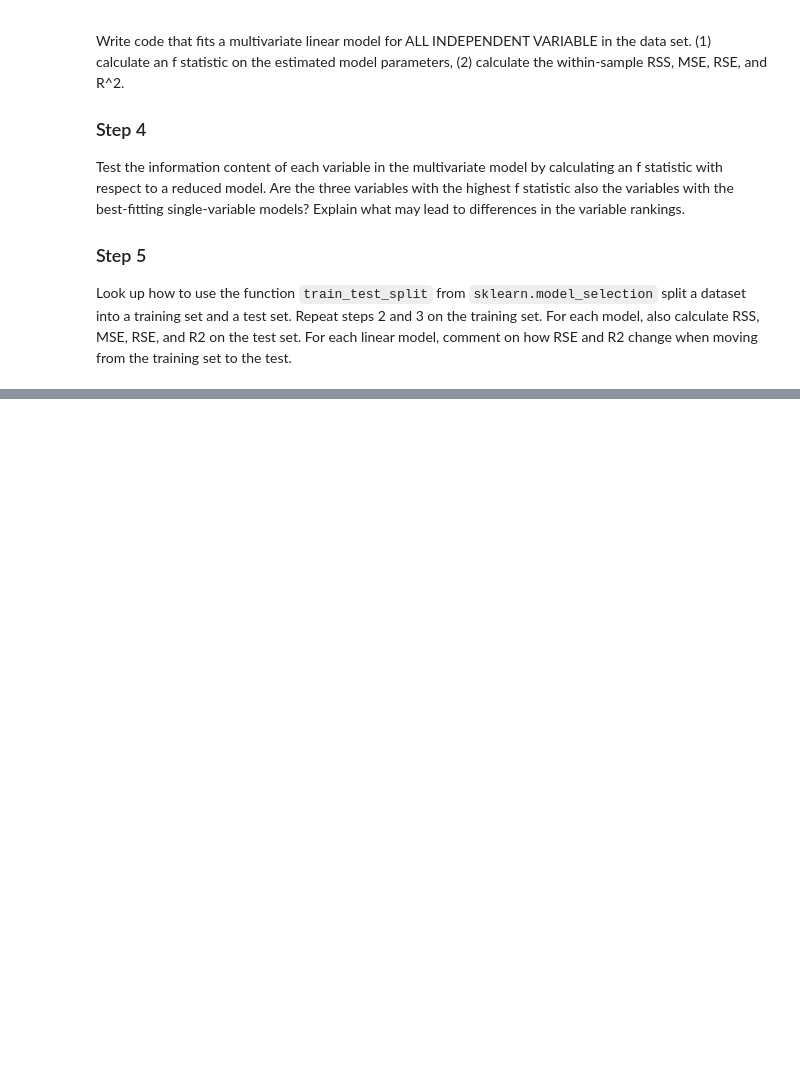
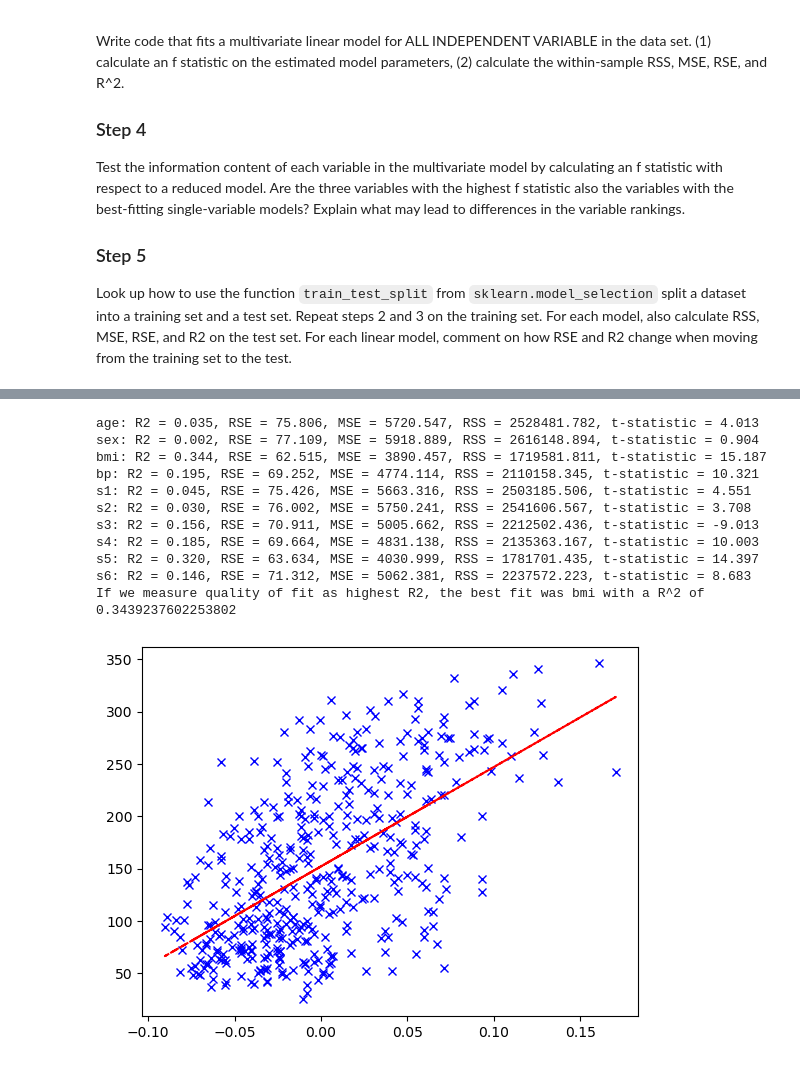
Before and after one commit to acuschwarze/mathematics-and-ai, a Jupyter notebook: weekly-projects/week2/Homework 2 Part 1.ipynb, the cells around one changed output, grey strips where cells are left out. Saved outputs shown, nothing was run; the diff lists cells and outputs as text; code cells hidden in the pictures; blank space fills up the shorter version.

```diff
--- a/weekly-projects/week2/Homework 2 Part 1.ipynb
+++ b/weekly-projects/week2/Homework 2 Part 1.ipynb
@@ -81,0 +94,74 @@ R2 0.1462936157229343
+# %%
+def quality_of_fit(y, y_hat):
+  # Residuals
+  resid = y_hat - y
+
+  # RSS
+  RSS = np.sum(resid ** 2)
+
+  # RSE
+  RSE = sqrt(RSS / (len(y) - 2))
+
+  # MSE
+  MSE = RSS / len(y)
+
+  return (RSS, RSE, MSE)
+# %%
+# Step 2
+
+best_fit = None
+best_fit_R2 = 0
+y_hats = {}
+
+for name in var_names:
+    # Get data
+    x = X[name]
+    x_data = np.array([x.to_numpy()]).T
+
+    # Get estimate and store it
+    _ = model.fit(x_data, y.to_numpy())
+    y_hat = model.predict(x_data)
+    y_hats[name] = y_hat
+
+    # Residuals
+    residuals = y_hat - y
+
+    # Get quality of fit (except of R2)
+    RSS, RSE, MSE = quality_of_fit(y, y_hat)
+
+    # t-statistic
+    t_stat = model.coef_[0] / sqrt((RSS / (len(y) - 2)) / np.sum((x_data - np.mean(x_data)) ** 2))
+
+    # R2
+    R2 = model.score(x_data, y)
+
+    # Display statistics
+    print(f"{name}: R2 = {R2:.3f}, RSE = {RSE:.3f}, MSE = {MSE:.3f}, RSS = {RSS:.3f}, t-statistic = {t_stat:.3f}")
+
+    if R2 > best_fit_R2:
+        best_fit = name
+        best_fit_R2 = R2
+
+print(f"If we measure quality of fit as highest R2, the best fit was {best_fit} with a R^2 of {best_fit_R2}")
+
+# make a plot
+plt.subplot(111)
+
+# plot data
+plt.plot(X[best_fit], y, marker='x', lw=0, color='blue')
+
+# plot fit
+plt.plot(X[best_fit], y_hats[best_fit], ls='--', color='red');
+# %% [output]
+age: R2 = 0.035, RSE = 75.806, MSE = 5720.547, RSS = 2528481.782, t-statistic = 4.013
+sex: R2 = 0.002, RSE = 77.109, MSE = 5918.889, RSS = 2616148.894, t-statistic = 0.904
+bmi: R2 = 0.344, RSE = 62.515, MSE = 3890.457, RSS = 1719581.811, t-statistic = 15.187
+bp: R2 = 0.195, RSE = 69.252, MSE = 4774.114, RSS = 2110158.345, t-statistic = 10.321
+s1: R2 = 0.045, RSE = 75.426, MSE = 5663.316, RSS = 2503185.506, t-statistic = 4.551
+s2: R2 = 0.030, RSE = 76.002, MSE = 5750.241, RSS = 2541606.567, t-statistic = 3.708
+s3: R2 = 0.156, RSE = 70.911, MSE = 5005.662, RSS = 2212502.436, t-statistic = -9.013
+s4: R2 = 0.185, RSE = 69.664, MSE = 4831.138, RSS = 2135363.167, t-statistic = 10.003
+s5: R2 = 0.320, RSE = 63.634, MSE = 4030.999, RSS = 1781701.435, t-statistic = 14.397
+s6: R2 = 0.146, RSE = 71.312, MSE = 5062.381, RSS = 2237572.223, t-statistic = 8.683
+If we measure quality of fit as highest R2, the best fit was bmi with a R^2 of 0.3439237602253802
+[figure, added]
```
Also changed, not shown: parts of 10 cells of this notebook, 6 other files.
